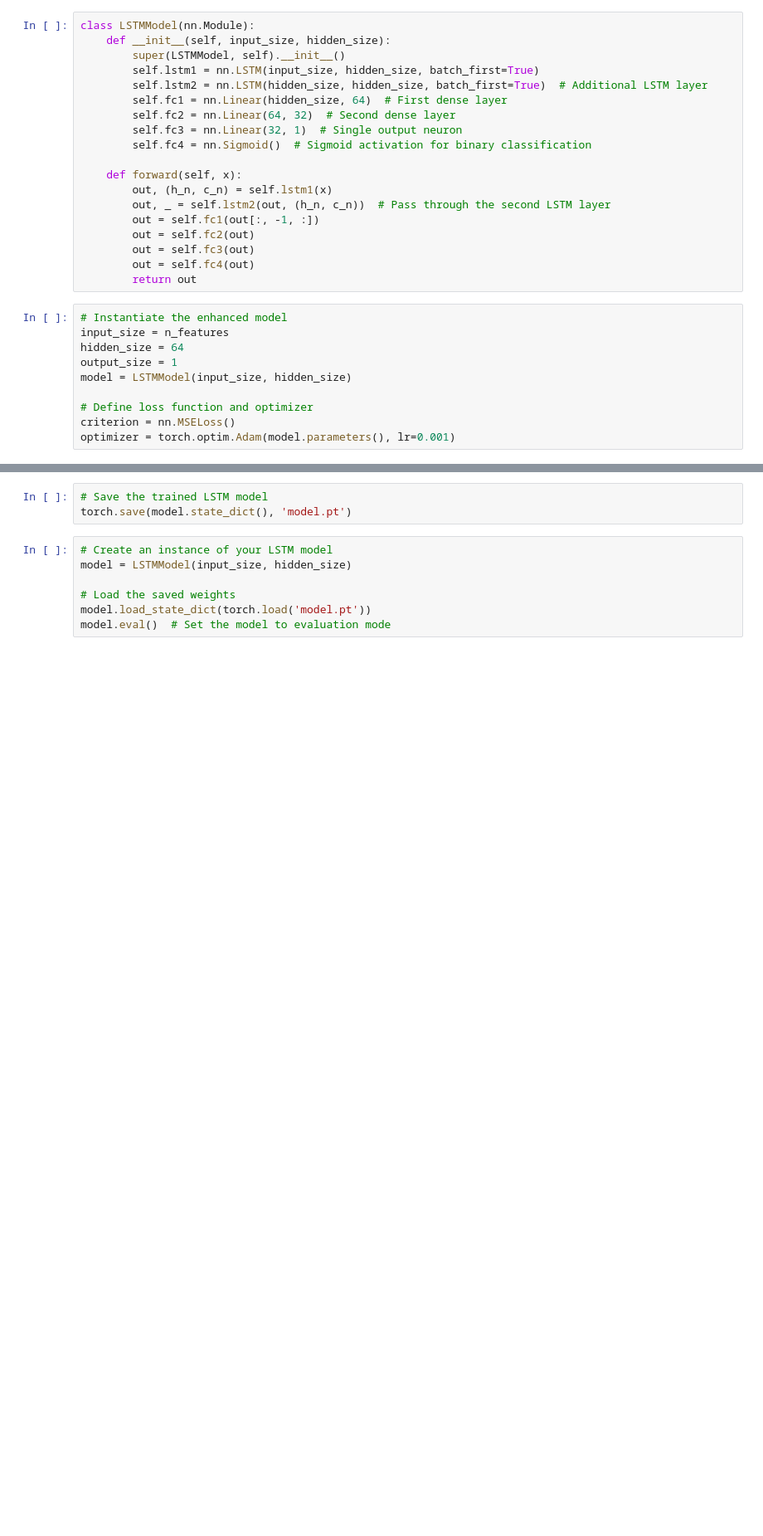
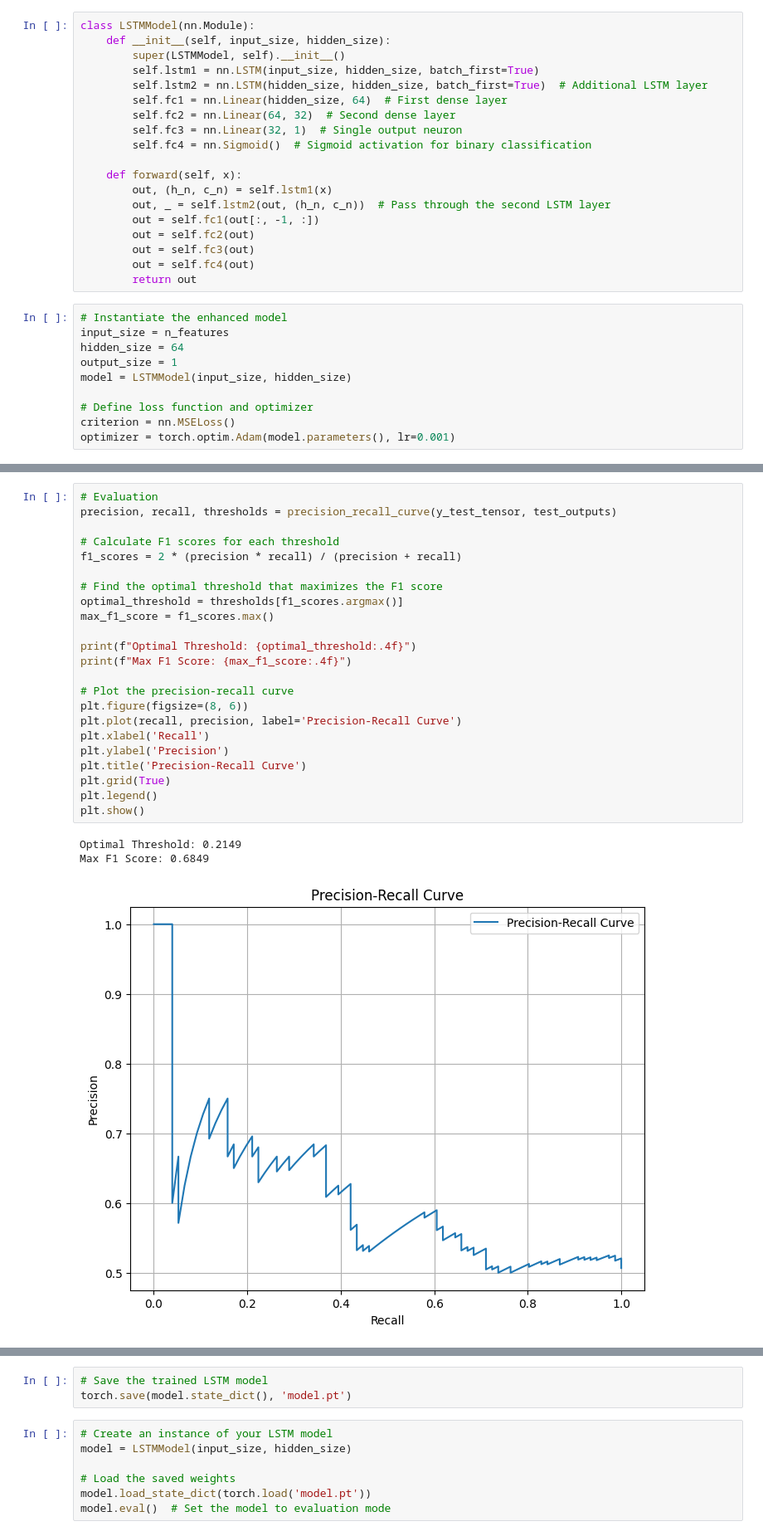
Before and after one commit to jblagana/eee-capstone, a Jupyter notebook: inference/LSTM_v1/lstm_simple.ipynb, the cells around one changed output, grey strips where cells are left out. Shown: that part at 83% size. Drawn from its saved outputs; the diff is of its cells as text; blank space fills up the shorter version.

```diff
--- a/inference/LSTM_v1/lstm_simple.ipynb
+++ b/inference/LSTM_v1/lstm_simple.ipynb
@@ -128,0 +135,27 @@ Test Loss: 0.2938
+# %%
+# Evaluation
+precision, recall, thresholds = precision_recall_curve(y_test_tensor, test_outputs)
+
+# Calculate F1 scores for each threshold
+f1_scores = 2 * (precision * recall) / (precision + recall)
+
+# Find the optimal threshold that maximizes the F1 score
+optimal_threshold = thresholds[f1_scores.argmax()]
+max_f1_score = f1_scores.max()
+
+print(f"Optimal Threshold: {optimal_threshold:.4f}")
+print(f"Max F1 Score: {max_f1_score:.4f}")
+
+# Plot the precision-recall curve
+plt.figure(figsize=(8, 6))
+plt.plot(recall, precision, label='Precision-Recall Curve')
+plt.xlabel('Recall')
+plt.ylabel('Precision')
+plt.title('Precision-Recall Curve')
+plt.grid(True)
+plt.legend()
+plt.show()
+# %% [output]
+Optimal Threshold: 0.2149
+Max F1 Score: 0.6849
+[figure, added]
```
Also changed, not shown: parts of 8 cells of this notebook, 1 other file.
